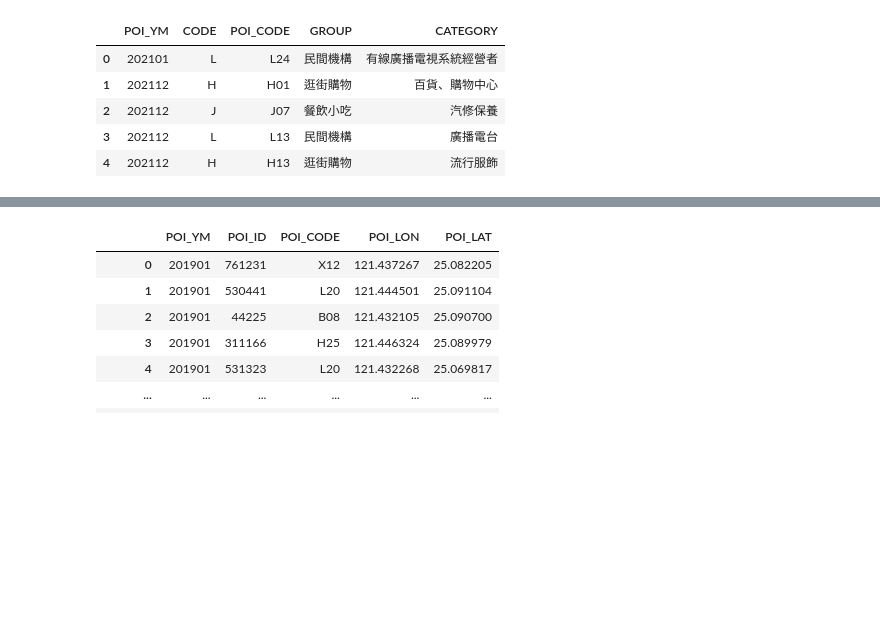
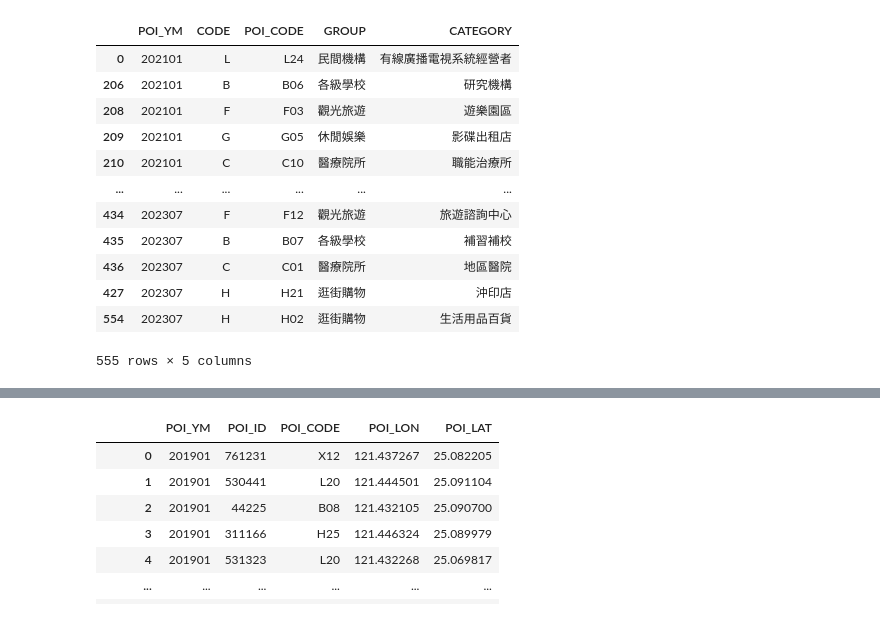
Before and after one commit to huangfishburger/capstone, a Jupyter notebook: main.ipynb, the cells around one changed output, grey strips where cells are left out. Cells and saved outputs as stored; diff of their text form; code cells hidden in the pictures; blank space fills up the shorter version.

```diff
--- a/main.ipynb
+++ b/main.ipynb
@@ -3,14 +3,22 @@ import pandas as pd
 # %%
 df = pd.read_parquet('./data/POI_CODE.parquet')
 
-df.head()
+df.sort_values(by='POI_YM', inplace=True)
+df
 # %% [output]
 |  | POI_YM | CODE | POI_CODE | GROUP | CATEGORY |
 | 0 | 202101 | L | L24 | 民間機構 | 有線廣播電視系統經營者 |
-| 1 | 202112 | H | H01 | 逛街購物 | 百貨、購物中心 |
-| 2 | 202112 | J | J07 | 餐飲小吃 | 汽修保養 |
-| 3 | 202112 | L | L13 | 民間機構 | 廣播電台 |
-| 4 | 202112 | H | H13 | 逛街購物 | 流行服飾 |
+| 206 | 202101 | B | B06 | 各級學校 | 研究機構 |
+| 208 | 202101 | F | F03 | 觀光旅遊 | 遊樂園區 |
+| 209 | 202101 | G | G05 | 休閒娛樂 | 影碟出租店 |
+| 210 | 202101 | C | C10 | 醫療院所 | 職能治療所 |
+| ... | ... | ... | ... | ... | ... |
+| 434 | 202307 | F | F12 | 觀光旅遊 | 旅遊諮詢中心 |
+| 435 | 202307 | B | B07 | 各級學校 | 補習補校 |
+| 436 | 202307 | C | C01 | 醫療院所 | 地區醫院 |
+| 427 | 202307 | H | H21 | 逛街購物 | 沖印店 |
+| 554 | 202307 | H | H02 | 逛街購物 | 生活用品百貨 |
+555 rows × 5 columns
 # %%
 df = pd.read_parquet('./data/POI_CODE.parquet')
 
```
Also changed, not shown: parts of 1 cell of this notebook, 2 other files.
